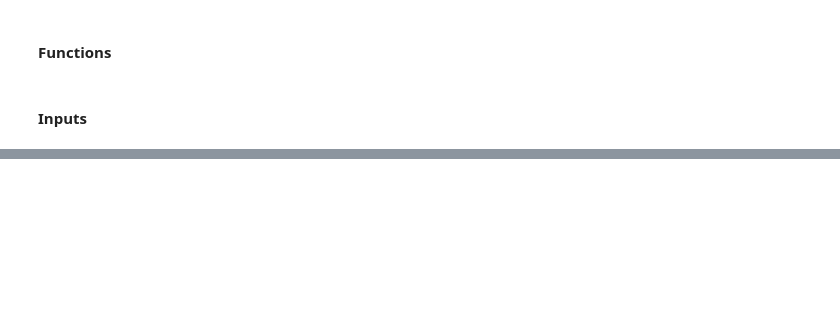
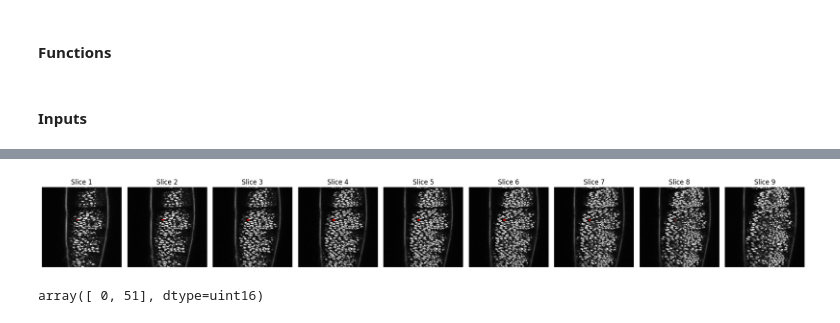
Before and after one commit to Omergottlieb33/MS2, a Jupyter notebook: notebooks/3d_cell_tracking.ipynb, the cells around one changed output, grey strips where cells are left out. Drawn from its saved outputs; the diff is of its cells as text; code cells hidden in the pictures; blank space fills up the shorter version.

```diff
--- a/notebooks/3d_cell_tracking.ipynb
+++ b/notebooks/3d_cell_tracking.ipynb
@@ -152,0 +40,23 @@ def create_tracklets(matches:list):
+# %%
+img0 = enhance_cell_image_contrast(image_data[0,0,1,:,:,:,0])
+img1 = enhance_cell_image_contrast(image_data[0,1,1,:,:,:,0])
+img2 = enhance_cell_image_contrast(image_data[0,2,1,:,:,:,0])
+img3 = enhance_cell_image_contrast(image_data[0,3,1,:,:,:,0])
+# %%
+masks_paths = get_masks_paths(seg_maps_dir)
+# %%
+mask0 = np.load(masks_paths[0])['masks']
+mask1 = np.load(masks_paths[1])['masks']
+mask2 = np.load(masks_paths[2])['masks']
+mask3 = np.load(masks_paths[3])['masks']
+# %%
+cell_mask0 = (mask0 == 46).astype(np.uint8)
+cell_mask1 = (mask1 == 53).astype(np.uint8)
+# %%
+show_3d_segmentation_overlay(img1, cell_mask1)
+# %% [output]
+[figure, added]
+# %%
+np.unique(cell_mask1*mask3)
+# %% [output]
+array([ 0, 51], dtype=uint16)
```
Also changed, not shown: parts of 18 cells of this notebook, 6 other files.
